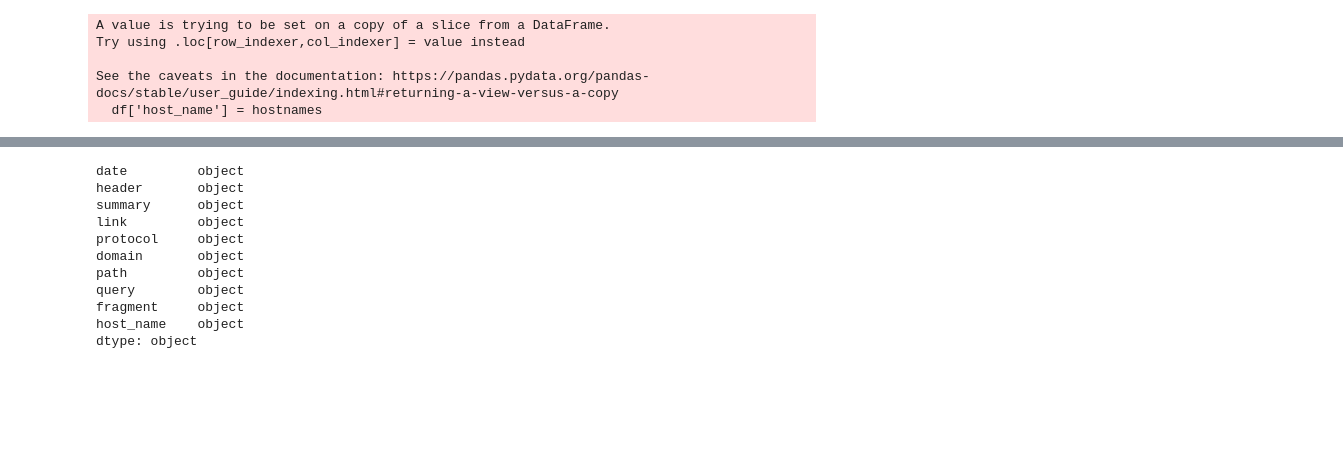
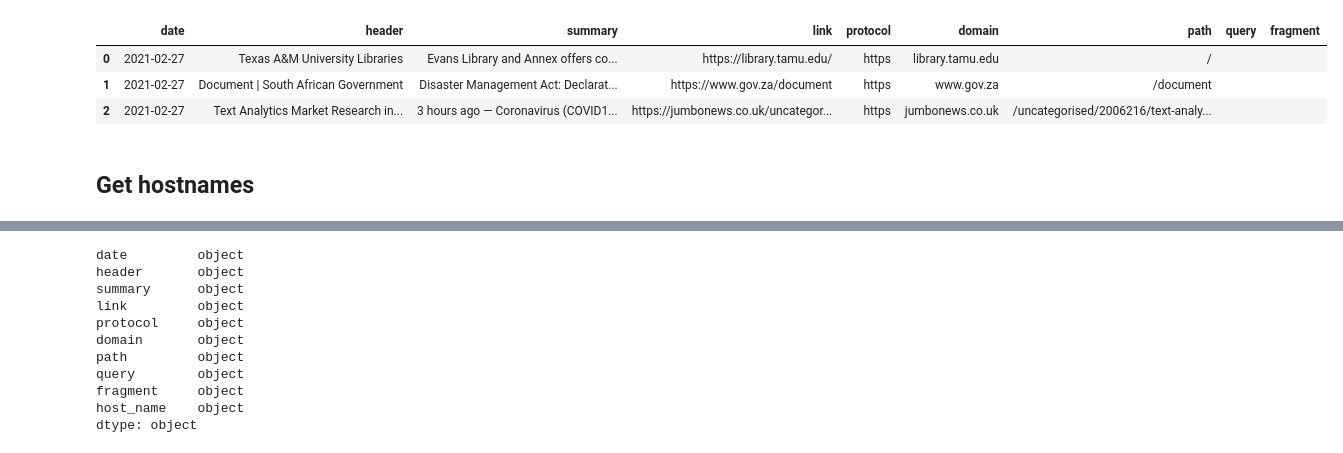
Before and after one commit to centeno/covid-impact-se, a Jupyter notebook: scraper.ipynb, the cells around one changed output, grey strips where cells are left out. Cells and saved outputs as stored; diff of their text form; code cells hidden in the pictures; blank space fills up the shorter version.

```diff
--- a/scraper.ipynb
+++ b/scraper.ipynb
@@ -231,15 +342,9 @@ See the caveats in the documentation: https://pandas.pydata.org/pandas-docs/stab
-# %%
-import re
-
-hostnames = []
-for url in df.domain:
-    host_name = re.search("^(?:.*://)?(.*)$", url).group(1).split('.')[-2]
-    hostnames.append(host_name)
-    #print(host_name)
-df['host_name'] = hostnames
-# %% [output]
-A value is trying to be set on a copy of a slice from a DataFrame.
-Try using .loc[row_indexer,col_indexer] = value instead
-
-See the caveats in the documentation: https://pandas.pydata.org/pandas-docs/stable/user_guide/indexing.html#returning-a-view-versus-a-copy
-  df['host_name'] = hostnames
+# %%
+df.head(3)
+# %% [output]
+|  | date | header | summary | link | protocol | domain | path | query | fragment |
+| 0 | 2021-02-27 | Texas A&M University Libraries | Evans Library and Annex offers co... | https://library.tamu.edu/ | https | library.tamu.edu | / |  |  |
+| 1 | 2021-02-27 | Document | South African Government | Disaster Management Act: Declarat... | https://www.gov.za/document | https | www.gov.za | /document |  |  |
+| 2 | 2021-02-27 | Text Analytics Market Research in... | 3 hours ago — Coronavirus (COVID1... | https://jumbonews.co.uk/uncategor... | https | jumbonews.co.uk | /uncategorised/2006216/text-analy... |  |  |
+# %% [markdown]
+## Get hostnames
```
Also changed, not shown: parts of 81 cells of this notebook.
